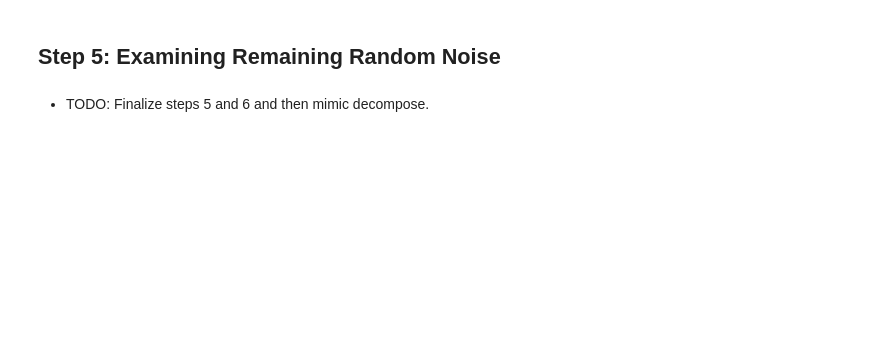
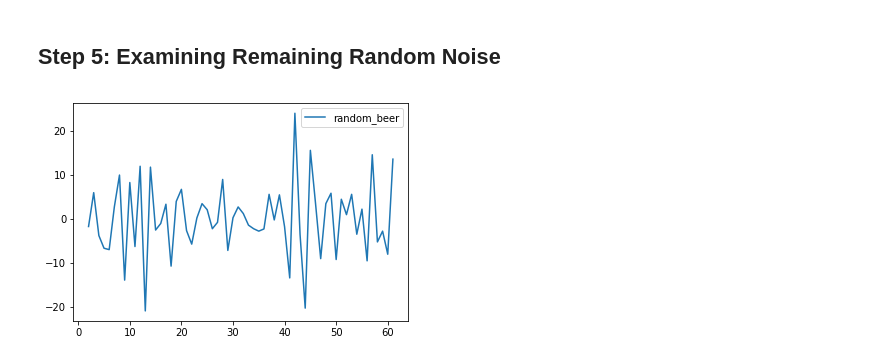
Before and after one commit to alkaline-ml/pmdarima, a Jupyter notebook: examples/Seasonal Trend Decomposition - Additive.ipynb, the cells around one changed output. Drawn from its saved outputs; the diff is of its cells as text; code cells hidden in the pictures; blank space fills up the shorter version.

```diff
--- a/examples/Seasonal Trend Decomposition - Additive.ipynb
+++ b/examples/Seasonal Trend Decomposition - Additive.ipynb
@@ -60,4 +91,17 @@ This is slightly off, but we can resolve this later.
 # %% [markdown]
 ## Step 5: Examining Remaining Random Noise
-# %% [markdown]
-- TODO: Finalize steps 5 and 6 and then mimic decompose.
+# %%
+# Add NaN to beginning and end of time series to make the dimensions match for array subtraction.
+# This buffer is created relative to half the size of N.
+buffer = []
+for i in range(half_N):
+    buffer.append(np.nan)
+trend_beer_buffered = np.array(buffer + trend_beer.tolist() + buffer)
+
+# Subtract the effects of the trend and the seasonality to get the remaining noise/randomness of the time series
+random_beer = timeserie_beer - trend_beer_buffered - seasonal_beer
+plt.plot(random_beer, label="random_beer")
+plt.legend()
+plt.show()
+# %% [output]
+[figure, added]
```
Also changed, not shown: parts of 16 cells of this notebook, 1 other file.
